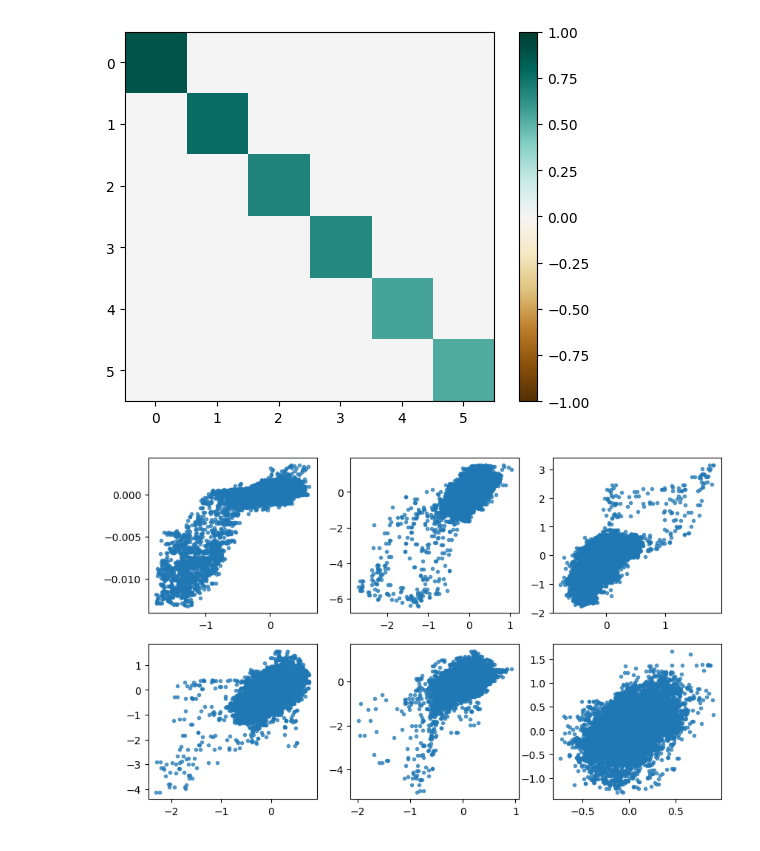
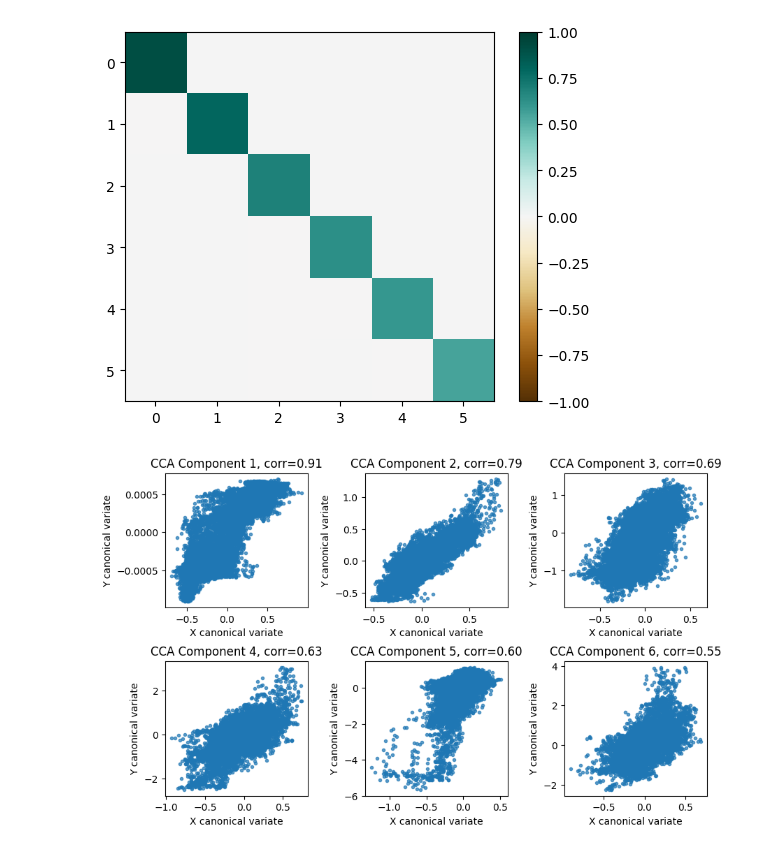
Before and after one commit to vdplasthijs/NeurEO, a Jupyter notebook: notebooks/CCA.ipynb, the cells around one changed output. Cells and saved outputs as stored; diff of their text form; code cells hidden in the pictures.

```diff
--- a/notebooks/CCA.ipynb
+++ b/notebooks/CCA.ipynb
@@ -16,9 +19,11 @@ import loadpaths
 path_dict_pecl = loadpaths.loadpaths()
 import analysis_utils as au
 # %%
-(data_sent, data_alpha, data_dyn, data_worldclim) = du.load_all_modalities_from_name(name='pecl-fig-3', path_folder='../content/sample_data', verbose=1)
+(data_sent, data_alpha, data_dyn, data_worldclim) = du.load_all_modalities_from_name(name='pecl-fig-0', path_folder='../content/sample_data', verbose=1)
 
 ## Check for number of nans, infs
+
+data_alpha.values[np.isinf(data_alpha.values)] = 0
 
 for arr, name in zip([data_sent, data_alpha, data_dyn], ['Sentinel-2', 'AlphaEarth', 'Dynamic World']):
     print(f"{name}: {np.sum(np.isnan(arr.values))} nans, {np.sum(np.isinf(arr.values))} infs")
@@ -101,14 +100,17 @@ plt.colorbar()
 <matplotlib.colorbar.Colorbar at 0x...>
 [figure]
 # %%
-fig, ax = plt.subplots(2, 3, figsize=(10, 6))
+fig, ax = plt.subplots(2, 3, figsize=(10, 6), gridspec_kw={'hspace': 0.4, 'wspace': 0.4})
 ax = ax.flatten()
 for ii in range(cca.n_components):
     ax[ii].plot(X_c[:, ii], Y_c[:, ii], '.', label=f'Component {ii + 1} (corr={corrs[ii]:.2f})', alpha=0.7)
+    ax[ii].set_xlabel('X canonical variate')
+    ax[ii].set_ylabel('Y canonical variate')
+    ax[ii].set_title(f'CCA Component {ii + 1}, corr={corrs[ii]:.2f}')
 # plt.xlabel("X canonical variate")
 # plt.ylabel("Y canonical variate")
 # plt.legend()
 # plt.title("Canonical Correlation Analysis (CCA)")
 # plt.show()
 # %% [output]
-[figure, old version]
+[figure, new version]
```
Also changed, not shown: parts of 26 cells of this notebook, 14 other files.
